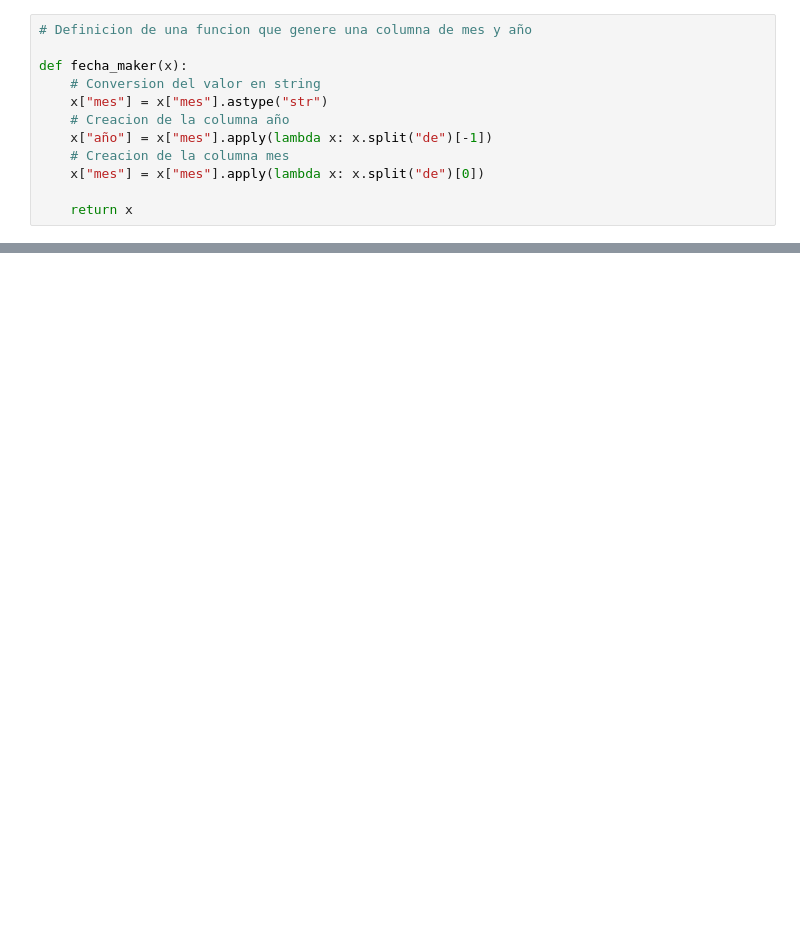
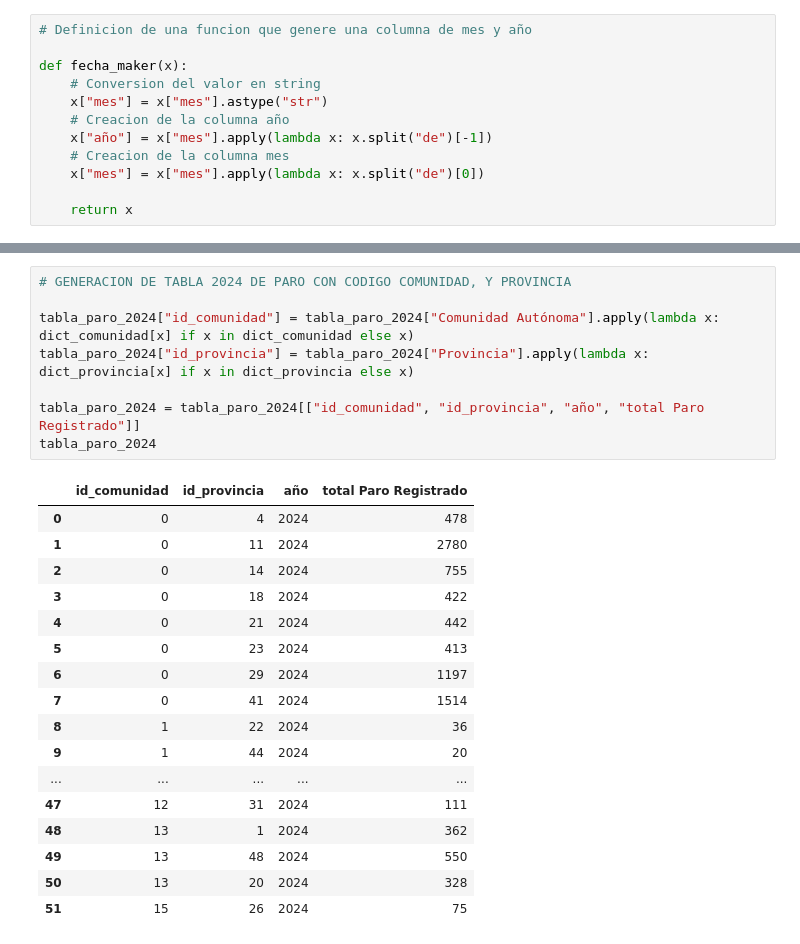
Before and after one commit to UnaiFam/PROYECTO-EUROPA, a Jupyter notebook: Datos_paro.ipynb, the cells around one changed output, grey strips where cells are left out. Drawn from its saved outputs; the diff is of its cells as text; blank space fills up the shorter version.

```diff
--- a/Datos_paro.ipynb
+++ b/Datos_paro.ipynb
@@ -52,0 +149,26 @@ df_paro_2014.to_csv("datos_paro_2014.csv")
+# %%
+# GENERACION DE TABLA 2024 DE PARO CON CODIGO COMUNIDAD, Y PROVINCIA
+
+tabla_paro_2024["id_comunidad"] = tabla_paro_2024["Comunidad Autónoma"].apply(lambda x: dict_comunidad[x] if x in dict_comunidad else x)
+tabla_paro_2024["id_provincia"] = tabla_paro_2024["Provincia"].apply(lambda x: dict_provincia[x] if x in dict_provincia else x)
+
+tabla_paro_2024 = tabla_paro_2024[["id_comunidad", "id_provincia", "año", "total Paro Registrado"]]
+tabla_paro_2024
+# %% [output]
+|  | id_comunidad | id_provincia | año | total Paro Registrado |
+| 0 | 0 | 4 | 2024 | 478 |
+| 1 | 0 | 11 | 2024 | 2780 |
+| 2 | 0 | 14 | 2024 | 755 |
+| 3 | 0 | 18 | 2024 | 422 |
+| 4 | 0 | 21 | 2024 | 442 |
+| 5 | 0 | 23 | 2024 | 413 |
+| 6 | 0 | 29 | 2024 | 1197 |
+| 7 | 0 | 41 | 2024 | 1514 |
+| 8 | 1 | 22 | 2024 | 36 |
+| 9 | 1 | 44 | 2024 | 20 |
+| ... | ... | ... | ... | ... |
+| 47 | 12 | 31 | 2024 | 111 |
+| 48 | 13 | 1 | 2024 | 362 |
+| 49 | 13 | 48 | 2024 | 550 |
+| 50 | 13 | 20 | 2024 | 328 |
+| 51 | 15 | 26 | 2024 | 75 |
```
Also changed, not shown: parts of 18 cells of this notebook.
